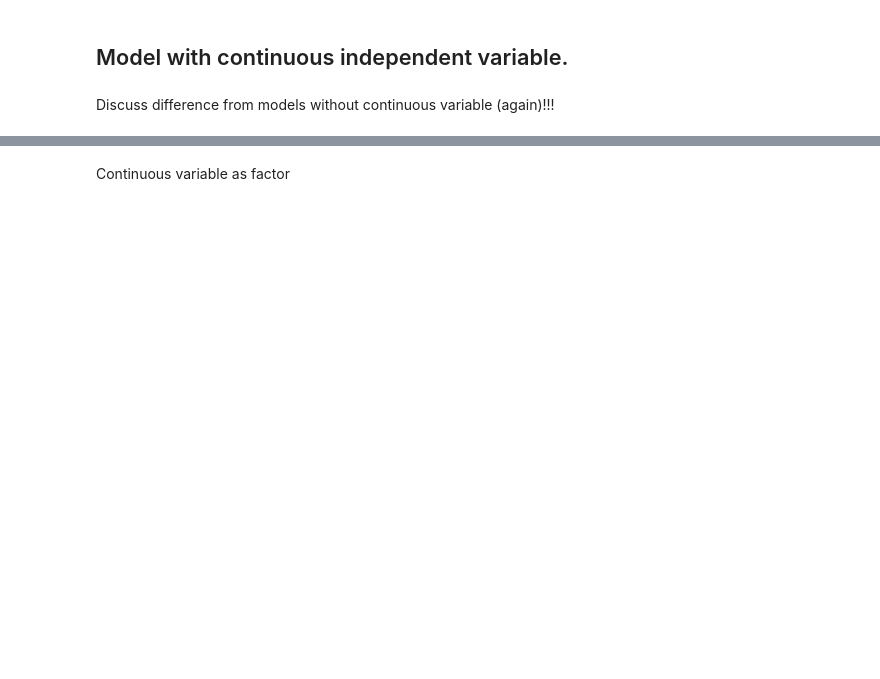
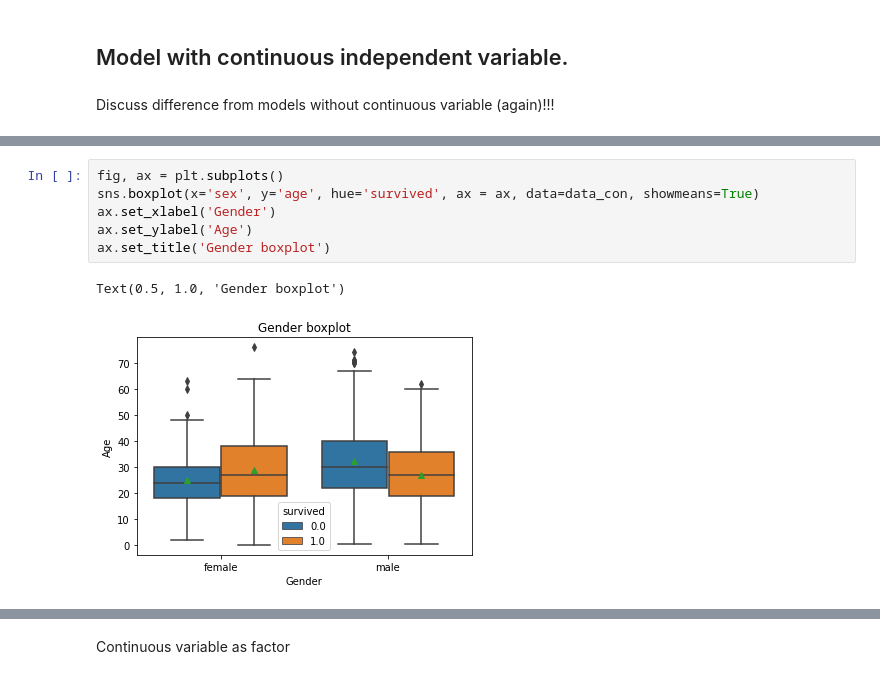
Before and after one commit to Many98/GLM_R2Py, a Jupyter notebook: Python/01ZLMA_ex07_Binary_Data_1.ipynb, the cells around one changed output, grey strips where cells are left out. Cells and saved outputs as stored; diff of their text form; blank space fills up the shorter version.

```diff
--- a/Python/01ZLMA_ex07_Binary_Data_1.ipynb
+++ b/Python/01ZLMA_ex07_Binary_Data_1.ipynb
@@ -518,0 +845,9 @@ ggplot(data_con, aes(x=class, y=fare, fill = survived)) +
+# %%
+fig, ax = plt.subplots()
+sns.boxplot(x='sex', y='age', hue='survived', ax = ax, data=data_con, showmeans=True)
+ax.set_xlabel('Gender')
+ax.set_ylabel('Age')
+ax.set_title('Gender boxplot')
+# %% [output]
+Text(0.5, 1.0, 'Gender boxplot')
+[figure, added]
```
Also changed, not shown: parts of 78 cells of this notebook, 4 other files.
